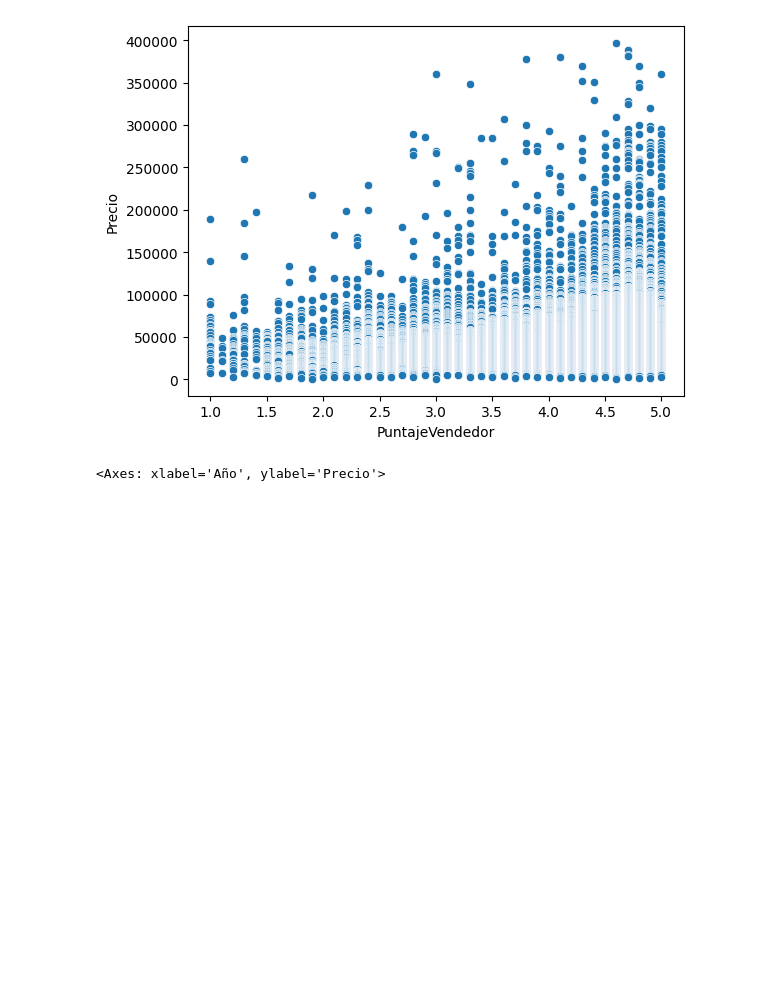
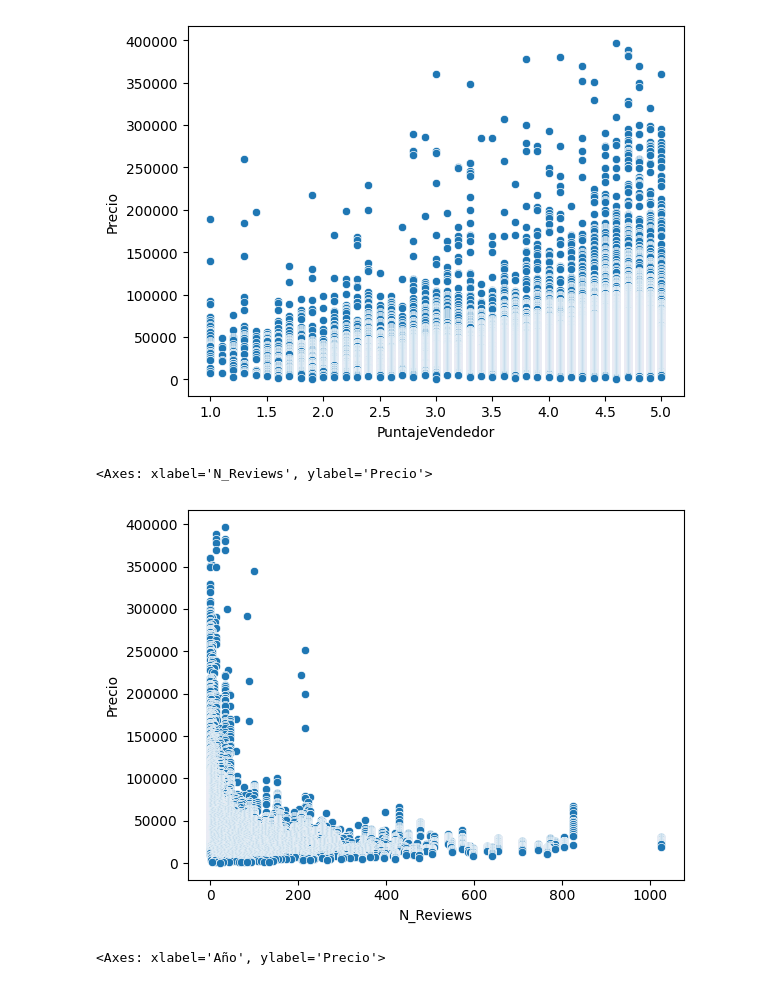
Before and after one commit to emalincic/Primera_Pre-entrega_DS1, a Jupyter notebook: 1er_entregable.ipynb, the cells around one changed output. Cells and saved outputs as stored; diff of their text form; code cells hidden in the pictures; blank space fills up the shorter version.

```diff
--- a/1er_entregable.ipynb
+++ b/1er_entregable.ipynb
@@ -124,6 +122,15 @@ sns.scatterplot(data=df,
 # %% [output]
 <Axes: xlabel='PuntajeVendedor', ylabel='Precio'>
 [figure]
+# %%
+#Al parecer el número de reviews que tiene un auto no influye drásticamente en su valor
+plt.figure()
+sns.scatterplot(data=df,
+                y='Precio',
+                x='N_Reviews')
+# %% [output]
+<Axes: xlabel='N_Reviews', ylabel='Precio'>
+[figure, added]
 # %%
 #Análisis de como mientras más nuevo sea el auto, su valor aumenta, sin embargo existen excepciones con autos de lujo o colecciones antiguas.
 plt.figure(figsize=(15,5))
```
Also changed, not shown: parts of 2 cells of this notebook.
